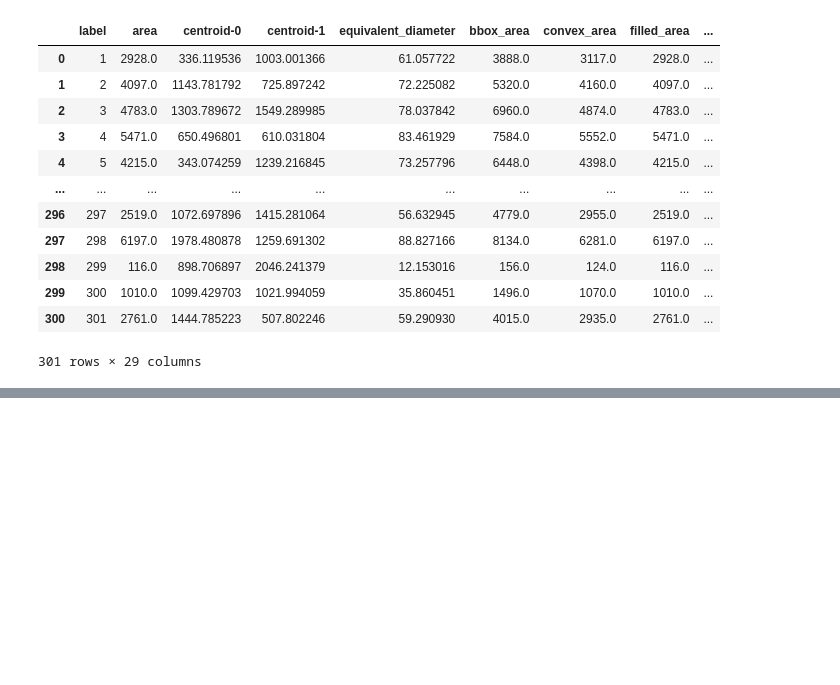
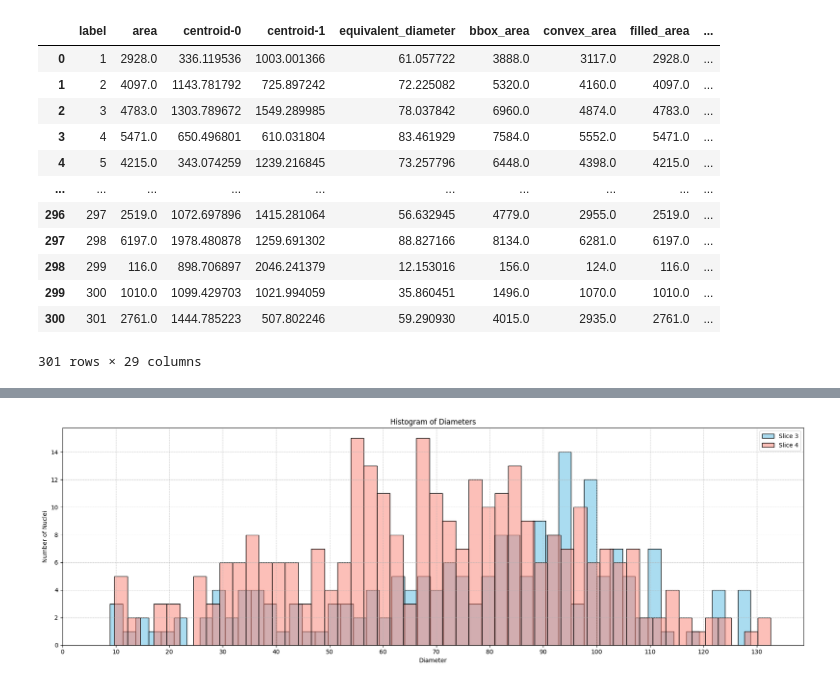
Before and after one commit to JeroFotinos/experimental_image_analysis, a Jupyter notebook: slice_3_vs_4.ipynb, the cells around one changed output, grey strips where cells are left out. Saved outputs shown, nothing was run; the diff lists cells and outputs as text; code cells hidden in the pictures; blank space fills up the shorter version.

```diff
--- a/slice_3_vs_4.ipynb
+++ b/slice_3_vs_4.ipynb
@@ -105,0 +208,28 @@ df_slice_4
+# %%
+import matplotlib.pyplot as plt
+import seaborn as sns
+import numpy as np
+
+plt.figure(figsize=(18, 6))
+
+# Plot histogram for df_slice_3
+sns.histplot(df_slice_3, x='equivalent_diameter', bins=50, color='skyblue', label='Slice 3', element='bars', stat='count', alpha=0.7)
+
+# Plot histogram for df_slice_4
+sns.histplot(df_slice_4, x='equivalent_diameter', bins=50, color='salmon', label='Slice 4', element='bars', stat='count', alpha=0.5)
+
+# Plot customization to resemble the original plot
+plt.title('Histogram of Diameters')
+plt.xlabel('Diameter')
+plt.ylabel('Number of Nuclei')
+
+# Set x-ticks starting from 0 and every 10 units
+xmax = max(df_slice_3['equivalent_diameter'].max(), df_slice_4['equivalent_diameter'].max())  # Get the maximum value from both datasets
+plt.xticks(np.arange(0, xmax + 1, 10))
+
+plt.grid(True, which='both', linestyle='--', linewidth=0.5)
+plt.legend()  # Display the legend
+plt.tight_layout()
+plt.show()
+# %% [output]
+[figure, added]
```
Also changed, not shown: parts of 3 cells of this notebook, 3 other files.
